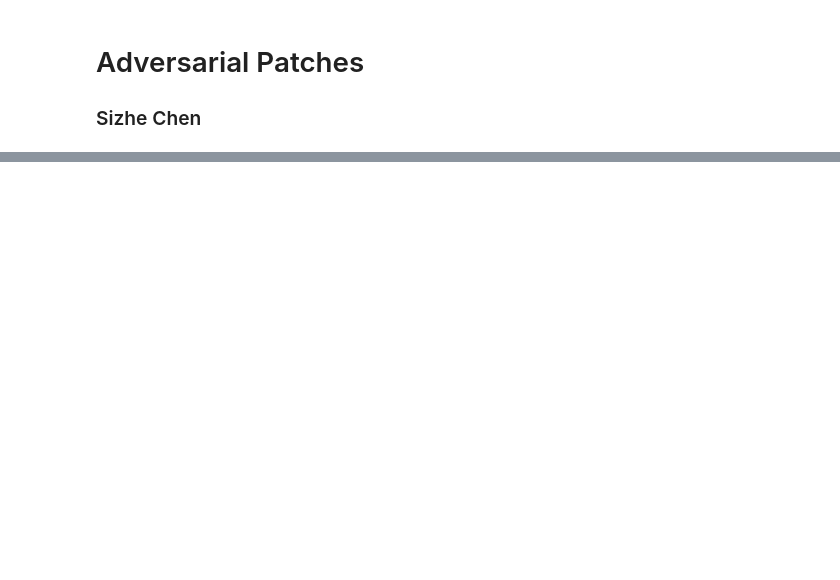
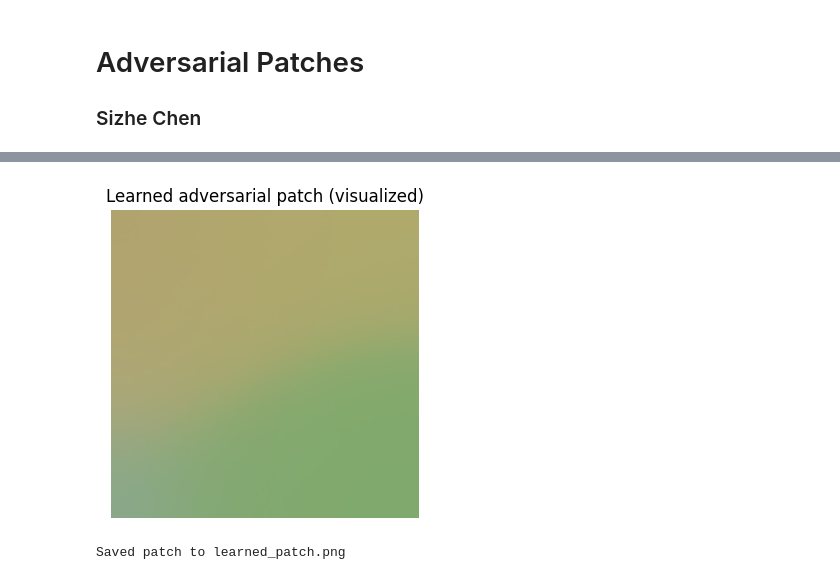
Before and after one commit to jessc0202/AIPI-590---XAI-Assignment-9, a Jupyter notebook: Adversarial Patches .ipynb, the cells around one changed output, grey strips where cells are left out. Cells and saved outputs as stored; diff of their text form; code cells hidden in the pictures; blank space fills up the shorter version.

```diff
--- a/Adversarial Patches .ipynb
+++ b/Adversarial Patches .ipynb
@@ -32,0 +16,9 @@ ResNet(
+# %%
+# reproducibility
+seed = 42
+random.seed(seed)
+np.random.seed(seed)
+torch.manual_seed(seed)
+
+device = torch.device("cuda" if torch.cuda.is_available() else "cpu")
+print("Using device:", device)
@@ -39,0 +248,15 @@ FileNotFoundError: [Errno 2] No such file or directory: 'imagenet_classes.txt'
+# %%
+# save patch as PNG for printing
+with torch.no_grad():
+    learned_patch = torch.sigmoid(patch_logits).cpu()  # C x ph x pw in [0,1]
+    # show it
+    show_tensor(learned_patch, title="Learned adversarial patch (visualized)")
+
+    # convert to PIL and save at high resolution; choose DPI when printing
+    pil_patch = TF.to_pil_image(learned_patch)
+    save_path = "learned_patch.png"
+    pil_patch.save(save_path)
+    print("Saved patch to", save_path)
+# %% [output]
+[figure, added]
+Saved patch to learned_patch.png
```
Also changed, not shown: parts of 14 cells of this notebook, 20 other files.
